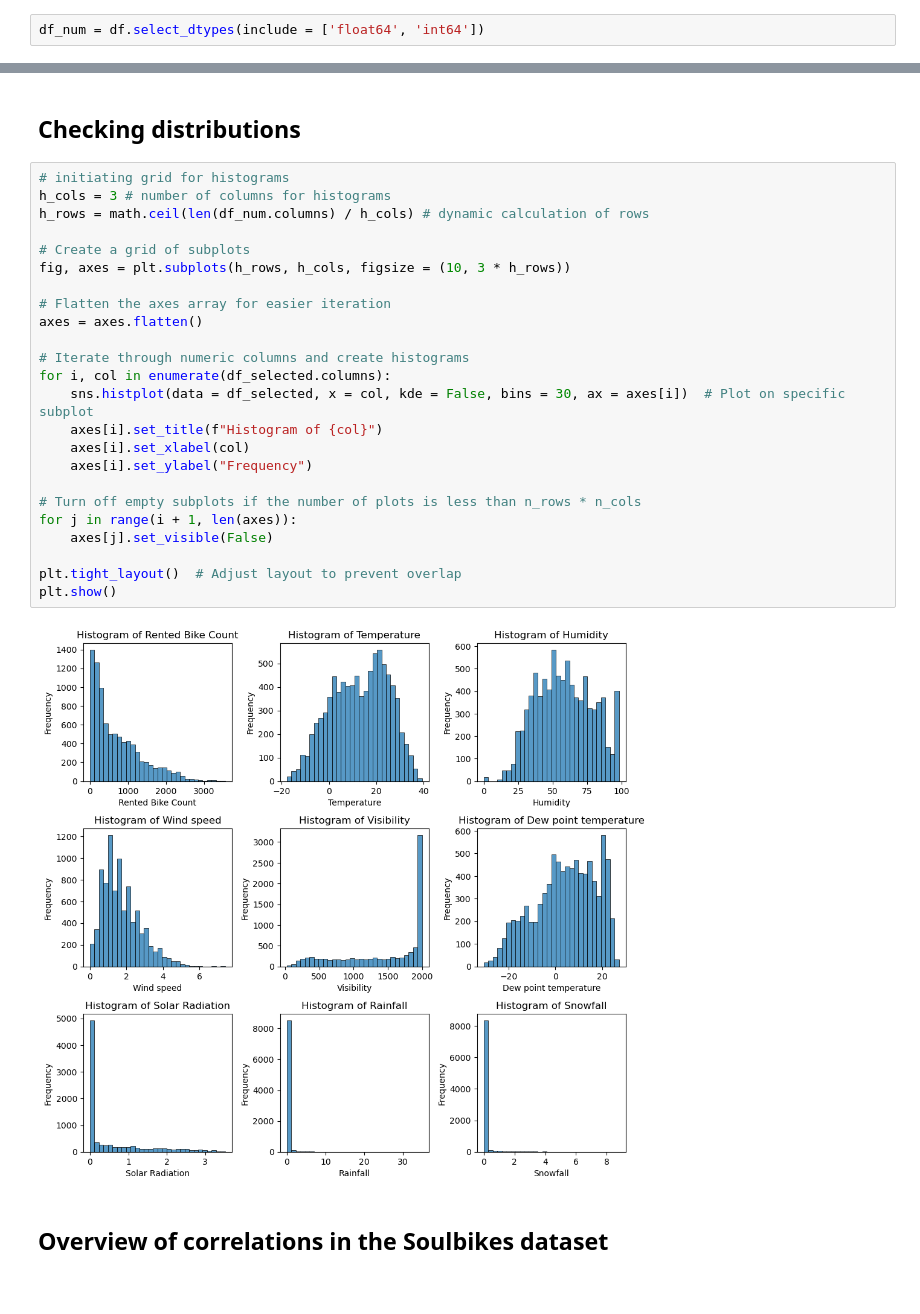
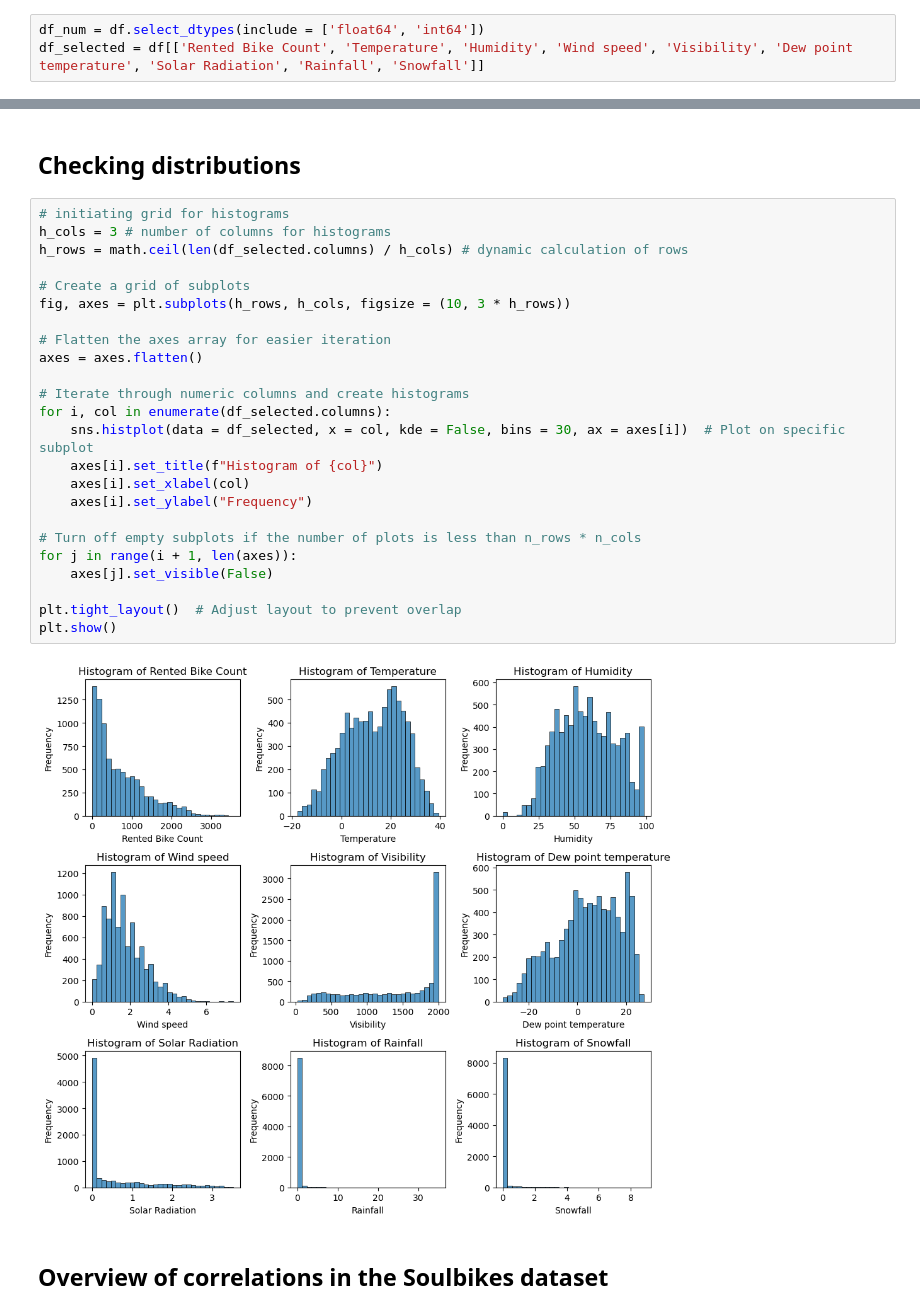
Before and after one commit to Wanja24/asda_4, a Jupyter notebook: 11_task_model_reduction/Group_4_model_reduction.ipynb, the cells around one changed output, grey strips where cells are left out. Drawn from its saved outputs; the diff is of its cells as text.

Commit message:
fix bug in histograms

```diff
--- a/11_task_model_reduction/Group_4_model_reduction.ipynb
+++ b/11_task_model_reduction/Group_4_model_reduction.ipynb
@@ -83,3 +84,4 @@ df.head()
 | 4 | 1/12/2017 | 78 | 4 | -6.0 | 36 | 2.3 | 2000 | ... |
 # %%
 df_num = df.select_dtypes(include = ['float64', 'int64'])
+df_selected = df[['Rented Bike Count', 'Temperature', 'Humidity', 'Wind speed', 'Visibility', 'Dew point temperature', 'Solar Radiation', 'Rainfall', 'Snowfall']]
@@ -88,29 +104,29 @@ df_num = df.select_dtypes(include = ['float64', 'int64'])
 # %%
 # initiating grid for histograms
 h_cols = 3 # number of columns for histograms
-h_rows = math.ceil(len(df_num.columns) / h_cols) # dynamic calculation of rows
+h_rows = math.ceil(len(df_selected.columns) / h_cols) # dynamic calculation of rows
 
 # Create a grid of subplots
 fig, axes = plt.subplots(h_rows, h_cols, figsize = (10, 3 * h_rows))
 
 # Flatten the axes array for easier iteration
 axes = axes.flatten()
 
 # Iterate through numeric columns and create histograms
 for i, col in enumerate(df_selected.columns):
     sns.histplot(data = df_selected, x = col, kde = False, bins = 30, ax = axes[i])  # Plot on specific subplot
     axes[i].set_title(f"Histogram of {col}")
     axes[i].set_xlabel(col)
     axes[i].set_ylabel("Frequency")
 
 # Turn off empty subplots if the number of plots is less than n_rows * n_cols
 for j in range(i + 1, len(axes)):
     axes[j].set_visible(False)
 
 plt.tight_layout()  # Adjust layout to prevent overlap
 plt.show()
 # %% [output]
-[figure, old version]
+[figure, new version]
 # %% [markdown]
 ## Overview of correlations in the Soulbikes dataset
 # %%
```
Also changed, not shown: parts of 5 cells of this notebook.
